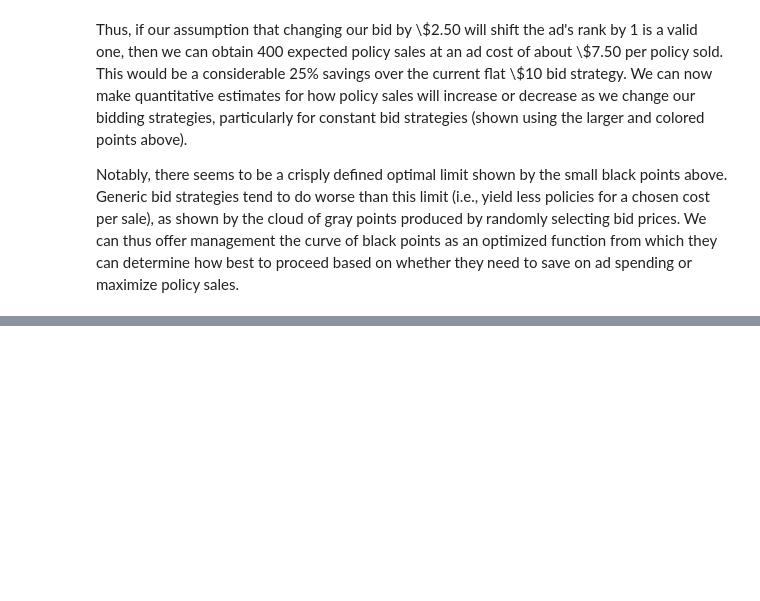
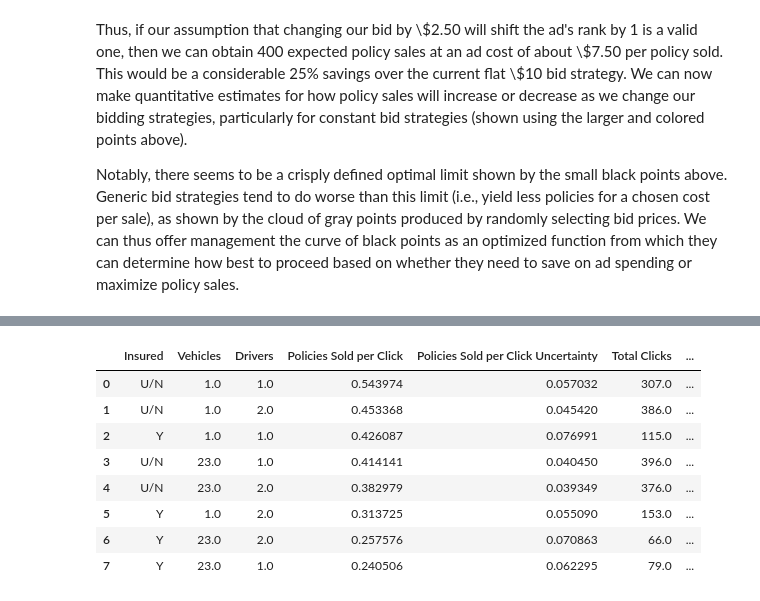
Before and after one commit to rdp135/Root_Insurance, a Jupyter notebook: SimplePricingModel.ipynb, the cells around one changed output, grey strips where cells are left out. Saved outputs shown, nothing was run; the diff lists cells and outputs as text; code cells hidden in the pictures; blank space fills up the shorter version.

```diff
--- a/SimplePricingModel.ipynb
+++ b/SimplePricingModel.ipynb
@@ -589,0 +619,93 @@ plt.show()
+# %%
+#This time we'll skip marital status altogether, since it seems unimportant
+
+insured_vals = list( set(RootData["Currently Insured"]) )
+vehicles_vals = list( set(RootData["Number of Vehicles"]) )
+drivers_vals = list( set(RootData["Number of Drivers"]) )
+
+categories_df = pd.DataFrame({
+                        'Insured':[],
+                        'Vehicles':[],
+                        'Drivers':[],
+                        'Policies Sold per Click':[],
+                        'Policies Sold per Click Uncertainty':[],
+                        'Total Clicks':[],
+                        'Total Click Uncertainty':[],
+                        'Total Policies Sold':[],
+                        'Total Policies Sold Uncertainty':[],
+                        'Expected Policies Sold at Rank 5':[],
+                        'Uncertainty in Rank 5 Sales Estimate':[],
+                        'Expected Clicks per Ad':[],
+                        'AvgRank':[],
+                        'Rank1':[],
+                        'Rank2':[],
+                        'Rank3':[],
+                        'Rank4':[],
+                        'Rank5':[]
+                        })
+
+#Will need the expected clicks per ad for an ad displayed in ranks 1-5
+R1ExpClickPA = basic_info("rank",1,printout=False)[0]
+R1ErrClickPa = basic_info("rank",1,printout=False)[1]
+R2ExpClickPA = basic_info("rank",2,printout=False)[0]
+R2ErrClickPa = basic_info("rank",2,printout=False)[1]
+R3ExpClickPA = basic_info("rank",3,printout=False)[0]
+R3ErrClickPa = basic_info("rank",3,printout=False)[1]
+R4ExpClickPA = basic_info("rank",4,printout=False)[0]
+R4ErrClickPa = basic_info("rank",4,printout=False)[1]
+R5ExpClickPA = basic_info("rank",5,printout=False)[0]
+R5ErrClickPa = basic_info("rank",5,printout=False)[1]
+
+for insured_val in insured_vals:
+    for vehicles_val in vehicles_vals:
+        for drivers_val in drivers_vals:
+            Ranks = [ len(RootData.loc[(RootData["rank"]==i+1) & (RootData["Currently Insured"]==insured_val) & (RootData["Number of Vehicles"]==vehicles_val) & (RootData["Number of Drivers"]==drivers_val) ]) for i in range(5) ]
+            ad_clicks = len(RootData.loc[(RootData["click"]==True) & (RootData["Currently Insured"]==insured_val) & (RootData["Number of Vehicles"]==vehicles_val) & (RootData["Number of Drivers"]==drivers_val) ])
+            policies_sold = len(RootData.loc[(RootData["policies_sold"]==1) & (RootData["Currently Insured"]==insured_val) & (RootData["Number of Vehicles"]==vehicles_val) & (RootData["Number of Drivers"]==drivers_val) ])
+            total_ads = len(RootData.loc[(RootData["Currently Insured"]==insured_val) & (RootData["Number of Vehicles"]==vehicles_val) & (RootData["Number of Drivers"]==drivers_val) ])
+            if (Ranks[0]+Ranks[1]+Ranks[2]+Ranks[3]+Ranks[4]) > 0:
+                #probably best to just leave out the empty unknown/3/2/S bin that has no ads
+                #which is what this if statement does
+
+                clicks_per_ad = ad_clicks/total_ads
+                policies_per_ad = policies_sold/total_ads
+                policies_per_click = policies_per_ad/clicks_per_ad
+
+                err_clicks_per_ad = clicks_per_ad * np.sqrt((np.sqrt(ad_clicks)/ad_clicks)**2+(np.sqrt(total_ads)/total_ads)**2 )
+                err_policies_per_ad = policies_per_ad * np.sqrt((np.sqrt(policies_sold)/policies_sold)**2+(np.sqrt(total_ads)/total_ads)**2 )
+                err_policies_per_click = policies_per_click * np.sqrt((err_policies_per_ad/policies_per_ad)**2+(err_clicks_per_ad/clicks_per_ad)**2 )
+
+                ExpClickTot = R1ExpClickPA*Ranks[0] + R2ExpClickPA*Ranks[1] + R3ExpClickPA*Ranks[2] + R4ExpClickPA*Ranks[3] + R5ExpClickPA*Ranks[4]
+                AvgRank = ( 1*Ranks[0]+2*Ranks[1]+3*Ranks[2]+4*Ranks[3]+5*Ranks[4] ) / (Ranks[0]+Ranks[1]+Ranks[2]+Ranks[3]+Ranks[4])
+                ExpClickperAd = ExpClickTot/sum(Ranks)
+
+                #Number of expected clicks if we were to place all ads for customers of these traits in rank 5
+                ExpClickR5 = R5ExpClickPA*(Ranks[0]+Ranks[1]+Ranks[2]+Ranks[3]+Ranks[4])
+                ErrClickR5 = ExpClickR5*np.sqrt(R5ErrClickPa**2)
+                ExpPoliciesR5 = policies_per_click*ExpClickR5
+                ErrPoliciesR5 = ExpPoliciesR5 * np.sqrt( (err_policies_per_click/policies_per_click)**2 + (ErrClickR5/ExpClickR5)**2 )
+
+                #print(insured_val, vehicles_val, drivers_val, marital_val, AvgRank_Val, policies_per_click)
+                new_row = {'Insured':insured_val, 'Vehicles':vehicles_val, 'Drivers':drivers_val,
+                           'Policies Sold per Click':policies_per_click,
+                           'Policies Sold per Click Uncertainty':err_policies_per_click,
+                           'Total Clicks':ad_clicks, 'Total Click Uncertainty':np.sqrt(ad_clicks),
+                           'Total Policies Sold':policies_sold, 'Total Policies Sold Uncertainty':np.sqrt(policies_sold),
+                           'Expected Policies Sold at Rank 5':ExpPoliciesR5,'Uncertainty in Rank 5 Sales Estimate':ErrPoliciesR5,
+                           'Expected Clicks per Ad':ExpClickperAd, 'AvgRank':AvgRank,
+                           'Rank1':Ranks[0],'Rank2':Ranks[1], 'Rank3':Ranks[2],'Rank4':Ranks[3], 'Rank5':Ranks[4]
+                           }
+                categories_df = categories_df.append(new_row, ignore_index=True)
+
+categories_df = categories_df.sort_values(by=['Policies Sold per Click'], ascending=False).reset_index(drop=True)
+categories_df
+# %% [output]
+|  | Insured | Vehicles | Drivers | Policies Sold per Click | Policies Sold per Click Uncertainty | Total Clicks | ... |
+| 0 | U/N | 1.0 | 1.0 | 0.543974 | 0.057032 | 307.0 | ... |
+| 1 | U/N | 1.0 | 2.0 | 0.453368 | 0.045420 | 386.0 | ... |
+| 2 | Y | 1.0 | 1.0 | 0.426087 | 0.076991 | 115.0 | ... |
+| 3 | U/N | 23.0 | 1.0 | 0.414141 | 0.040450 | 396.0 | ... |
+| 4 | U/N | 23.0 | 2.0 | 0.382979 | 0.039349 | 376.0 | ... |
+| 5 | Y | 1.0 | 2.0 | 0.313725 | 0.055090 | 153.0 | ... |
+| 6 | Y | 23.0 | 2.0 | 0.257576 | 0.070863 | 66.0 | ... |
+| 7 | Y | 23.0 | 1.0 | 0.240506 | 0.062295 | 79.0 | ... |
```
Also changed, not shown: parts of 8 cells of this notebook.
